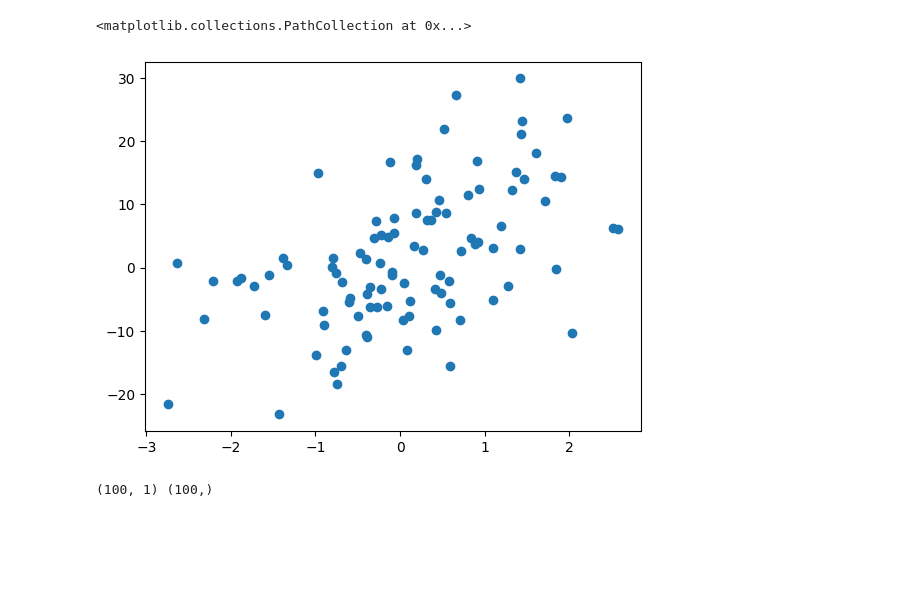
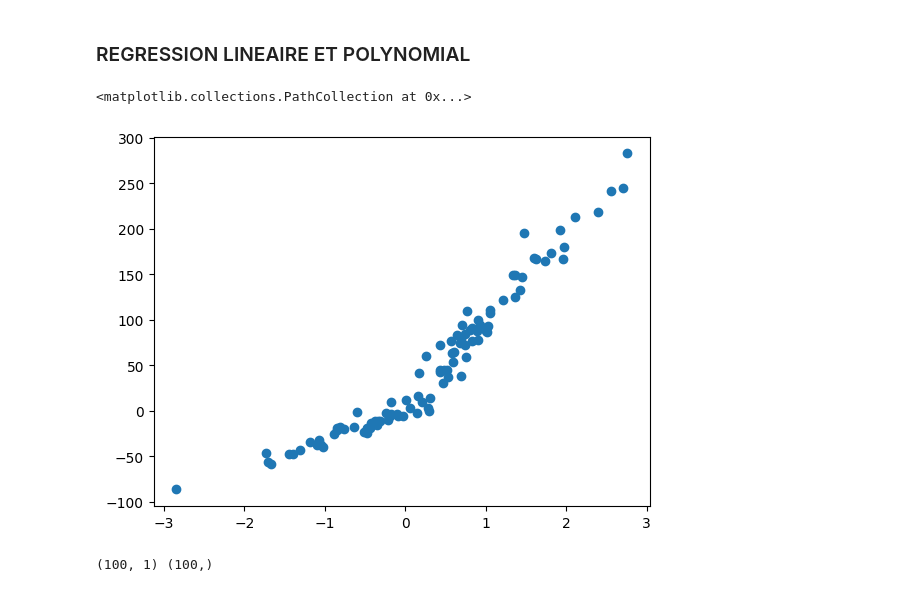
Before and after one commit to dinaOuahbi/Machine-Learning-With-Python, a Jupyter notebook: linear_regression.ipynb, the cells around one changed output. Drawn from its saved outputs; the diff is of its cells as text; code cells hidden in the pictures; blank space fills up the shorter version.

```diff
--- a/linear_regression.ipynb
+++ b/linear_regression.ipynb
@@ -1,15 +1,18 @@
 # %% [markdown]
 <a href="https://colab.research.google.com/github/dinaOuahbi/Machine-learning-with-python/blob/main/linear_regression.ipynb" target="_parent"><img src="https://colab.research.google.com/assets/colab-badge.svg" alt="Open In Colab"/></a>
+# %% [markdown]
+### REGRESSION LINEAIRE ET POLYNOMIAL
 # %%
 import numpy as np
 from sklearn.datasets import make_regression
 import matplotlib.pyplot as plt
 # %%
 x, y = make_regression(n_samples=100, n_features=1, noise=10)
+y = y + abs(y/2) # pol regression
 plt.scatter(x, y)
 # %% [output]
 <matplotlib.collections.PathCollection at 0x...>
-[figure, old version]
+[figure, new version]
 # %%
 print(
     x.shape,
```
Also changed, not shown: parts of 8 cells of this notebook.
